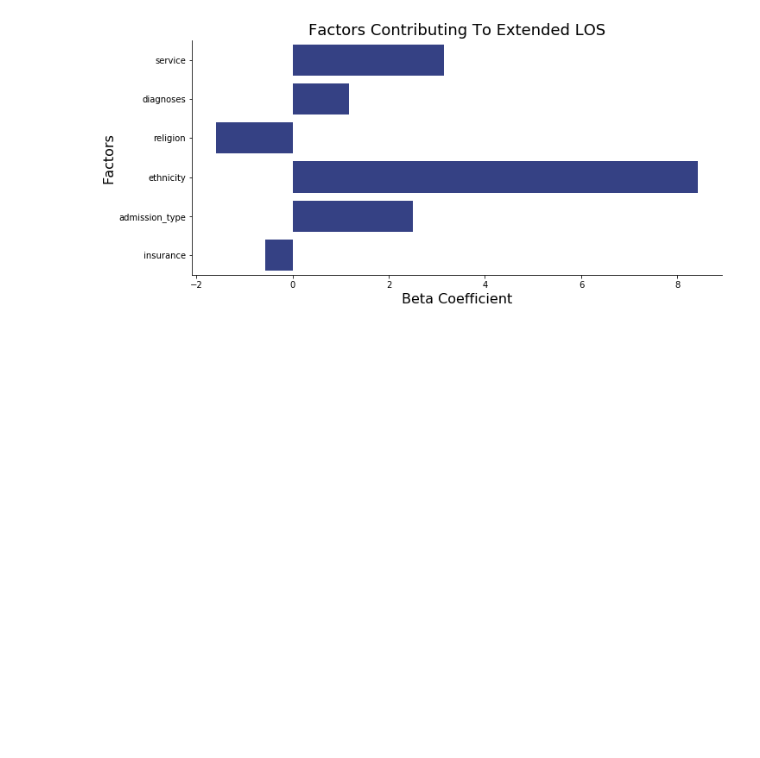
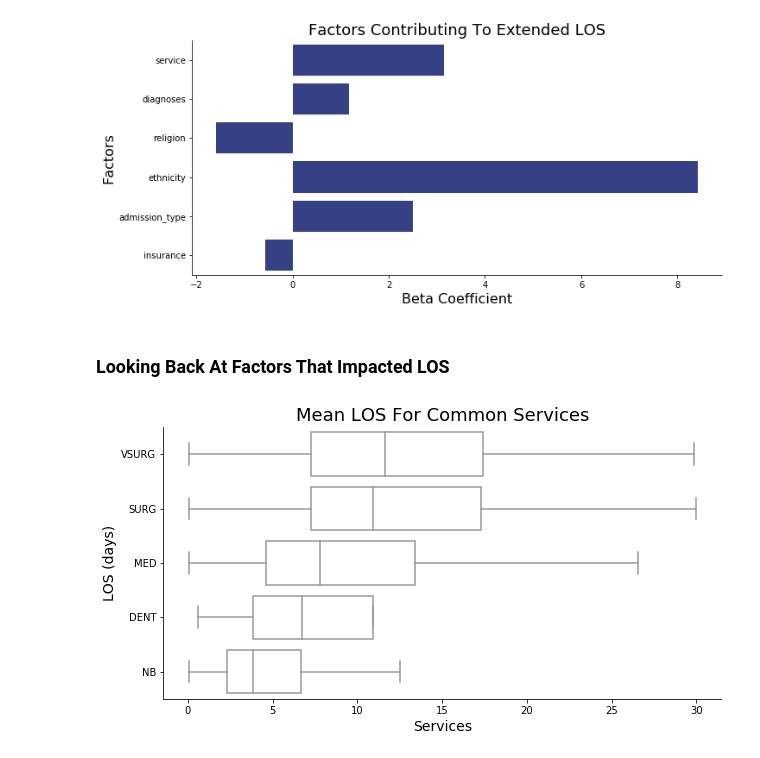
Before and after one commit to mollyliebeskind/Metis_Project2_Hospital_LOS, a Jupyter notebook: Hospital_LOS_LinReg.ipynb, the cells around one changed output. Saved outputs shown, nothing was run; the diff lists cells and outputs as text; code cells hidden in the pictures; blank space fills up the shorter version.

```diff
--- a/Hospital_LOS_LinReg.ipynb
+++ b/Hospital_LOS_LinReg.ipynb
@@ -664,0 +450,3 @@ def all_feature_engineering(data):
+# %%
+#creating a copy prior to feature engineering to ensure consistency
+copy_for_graphs = clean_data.copy()
@@ -1015,3 +955,18 @@ sns.despine()
 plt.savefig('contributing_factors.png')
 # %% [output]
 [figure]
+# %% [markdown]
+### Looking Back At Factors That Impacted LOS
+# %%
+surgeries = copy_for_graphs[(copy_for_graphs.curr_service == 'VSURG') |
+                            (copy_for_graphs.curr_service == 'SURG') |
+                            (copy_for_graphs.curr_service == 'NB') |
+                            (copy_for_graphs.curr_service == 'MED') |
+                            (copy_for_graphs.curr_service == 'DENT')]
+
+surgeries_grp = surgeries.groupby('curr_service')['los'].agg(['mean']).reset_index()
+surgeries_grp = surgeries_grp.rename(columns={'mean':'mean_los'})
+
+boxplots(x=surgeries.los, y=surgeries.curr_service, title='Mean LOS For Common Services', xaxis='LOS (days)', yaxis='Services', order=['VSURG','SURG','MED','DENT','NB'])
+# %% [output]
+[figure, added]
```
Also changed, not shown: parts of 83 cells of this notebook.
